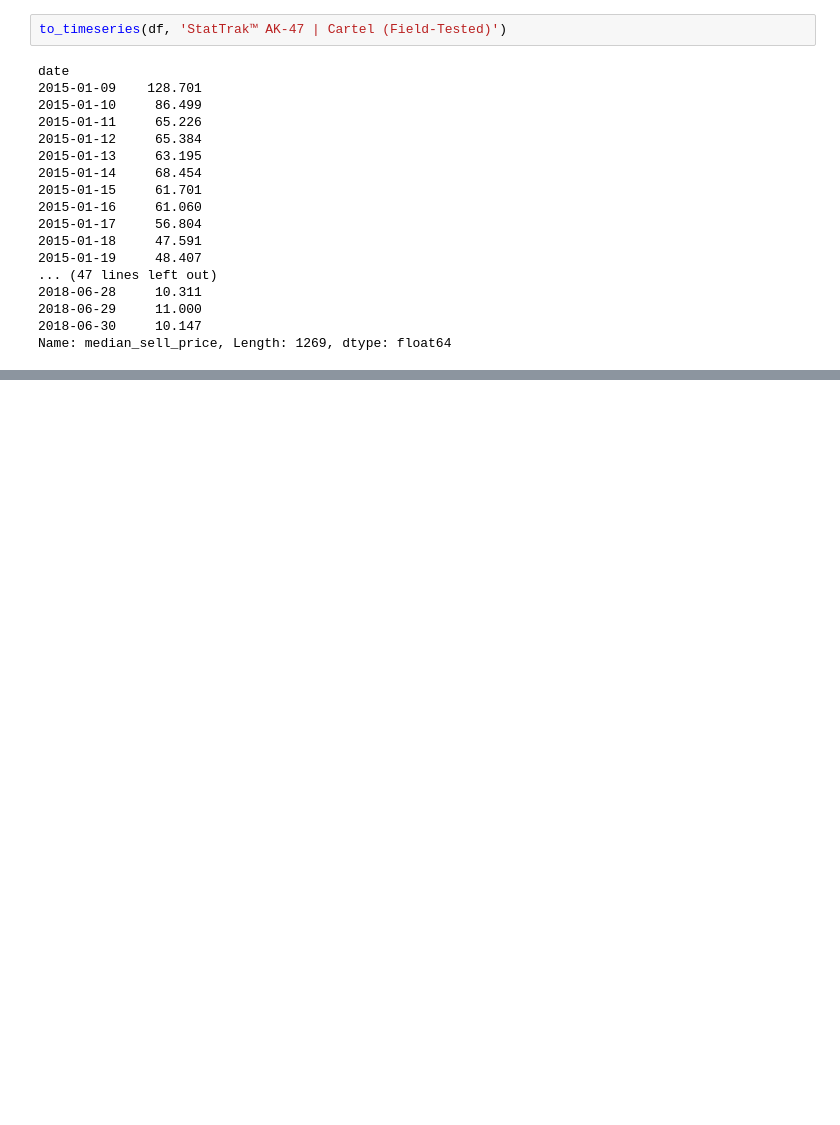
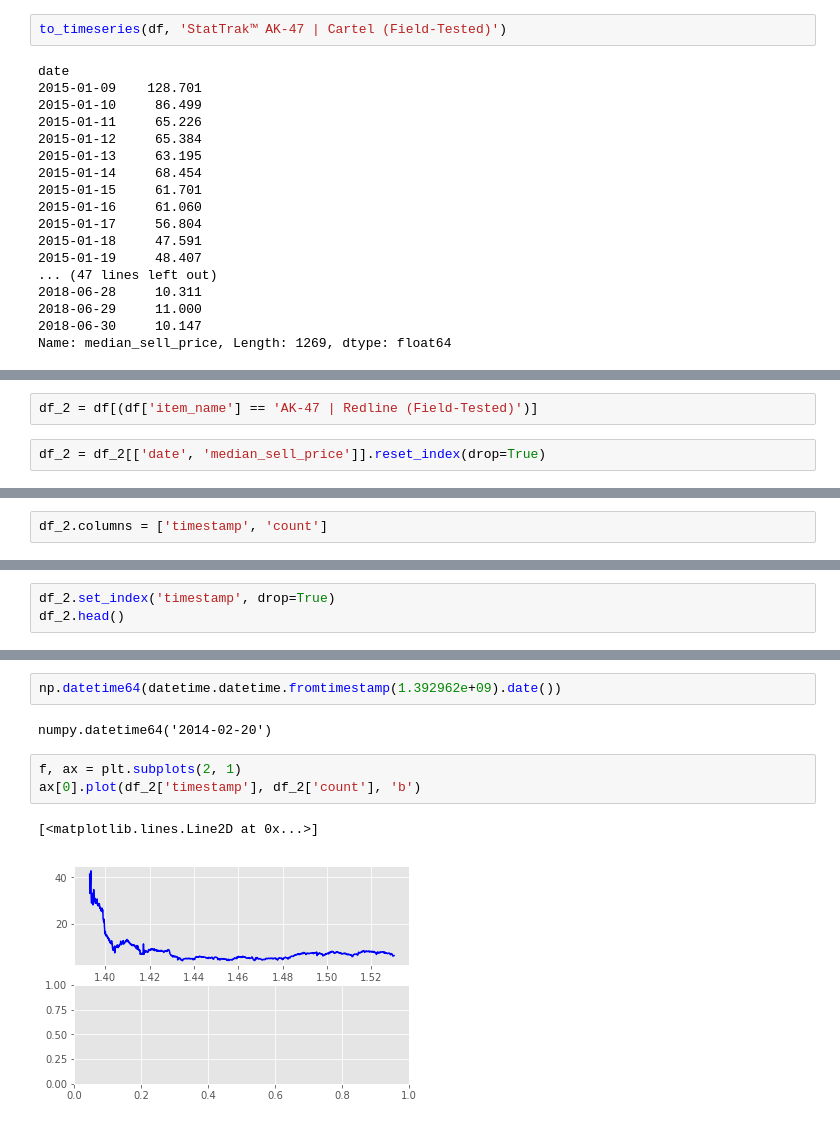
Before and after one commit to AkshayJ0shi/steam_anomaly_detection_capstone, a Jupyter notebook: series_arima.ipynb, the cells around one changed output, grey strips where cells are left out. Saved outputs shown, nothing was run; the diff lists cells and outputs as text; blank space fills up the shorter version.

```diff
--- a/series_arima.ipynb
+++ b/series_arima.ipynb
@@ -297,0 +328,4 @@ Name: median_sell_price, Length: 1269, dtype: float64
+# %%
+df_2 = df[(df['item_name'] == 'AK-47 | Redline (Field-Tested)')]
+# %%
+df_2 = df_2[['date', 'median_sell_price']].reset_index(drop=True)
@@ -297,0 +341,2 @@ Name: median_sell_price, Length: 1269, dtype: float64
+# %%
+df_2.columns = ['timestamp', 'count']
@@ -297,0 +352,3 @@ Name: median_sell_price, Length: 1269, dtype: float64
+# %%
+df_2.set_index('timestamp', drop=True)
+df_2.head()
@@ -297,0 +362,10 @@ Name: median_sell_price, Length: 1269, dtype: float64
+# %%
+np.datetime64(datetime.datetime.fromtimestamp(1.392962e+09).date())
+# %% [output]
+numpy.datetime64('2014-02-20')
+# %%
+f, ax = plt.subplots(2, 1)
+ax[0].plot(df_2['timestamp'], df_2['count'], 'b')
+# %% [output]
+[<matplotlib.lines.Line2D at 0x...>]
+[figure, added]
```
Also changed, not shown: parts of 32 cells of this notebook.
